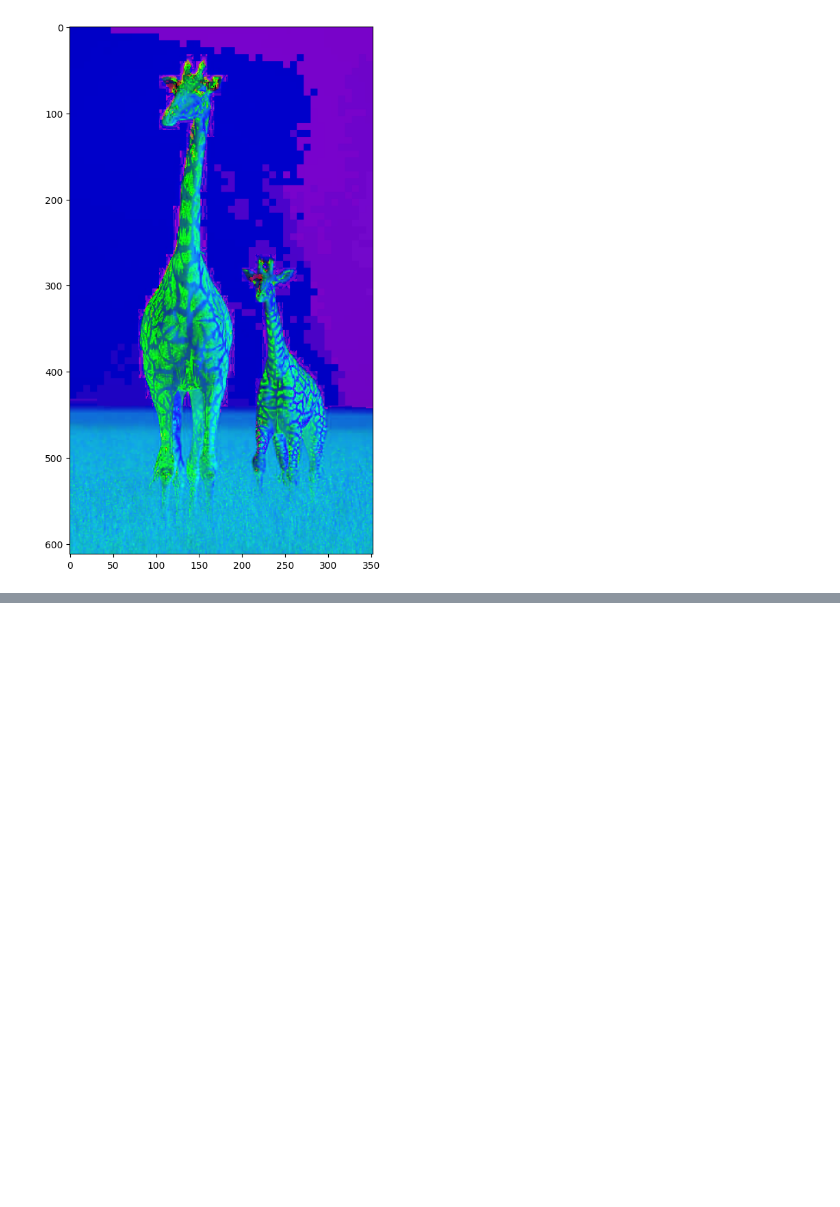
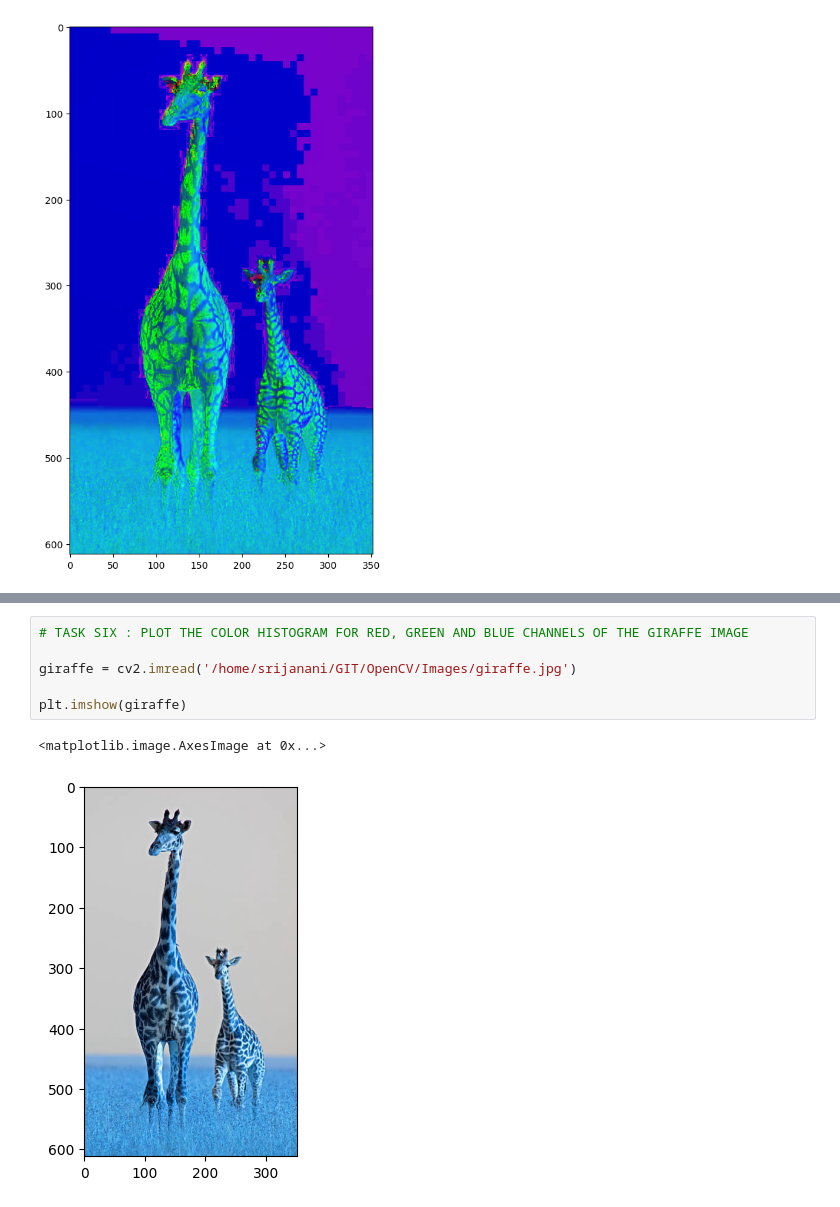
Before and after one commit to ananthanarayanan16/OpenCV, a Jupyter notebook: OpenCV_Basic/sec_4_test.ipynb, the cells around one changed output, grey strips where cells are left out. Cells and saved outputs as stored; diff of their text form; blank space fills up the shorter version.

```diff
--- a/OpenCV_Basic/sec_4_test.ipynb
+++ b/OpenCV_Basic/sec_4_test.ipynb
@@ -57,0 +127,9 @@ display_image(hsv_img)
+# %%
+# TASK SIX : PLOT THE COLOR HISTOGRAM FOR RED, GREEN AND BLUE CHANNELS OF THE GIRAFFE IMAGE
+
+giraffe = cv2.imread('/home/srijanani/GIT/OpenCV/Images/giraffe.jpg')
+
+plt.imshow(giraffe)
+# %% [output]
+<matplotlib.image.AxesImage at 0x...>
+[figure, added]
```
Also changed, not shown: parts of 11 cells of this notebook.
